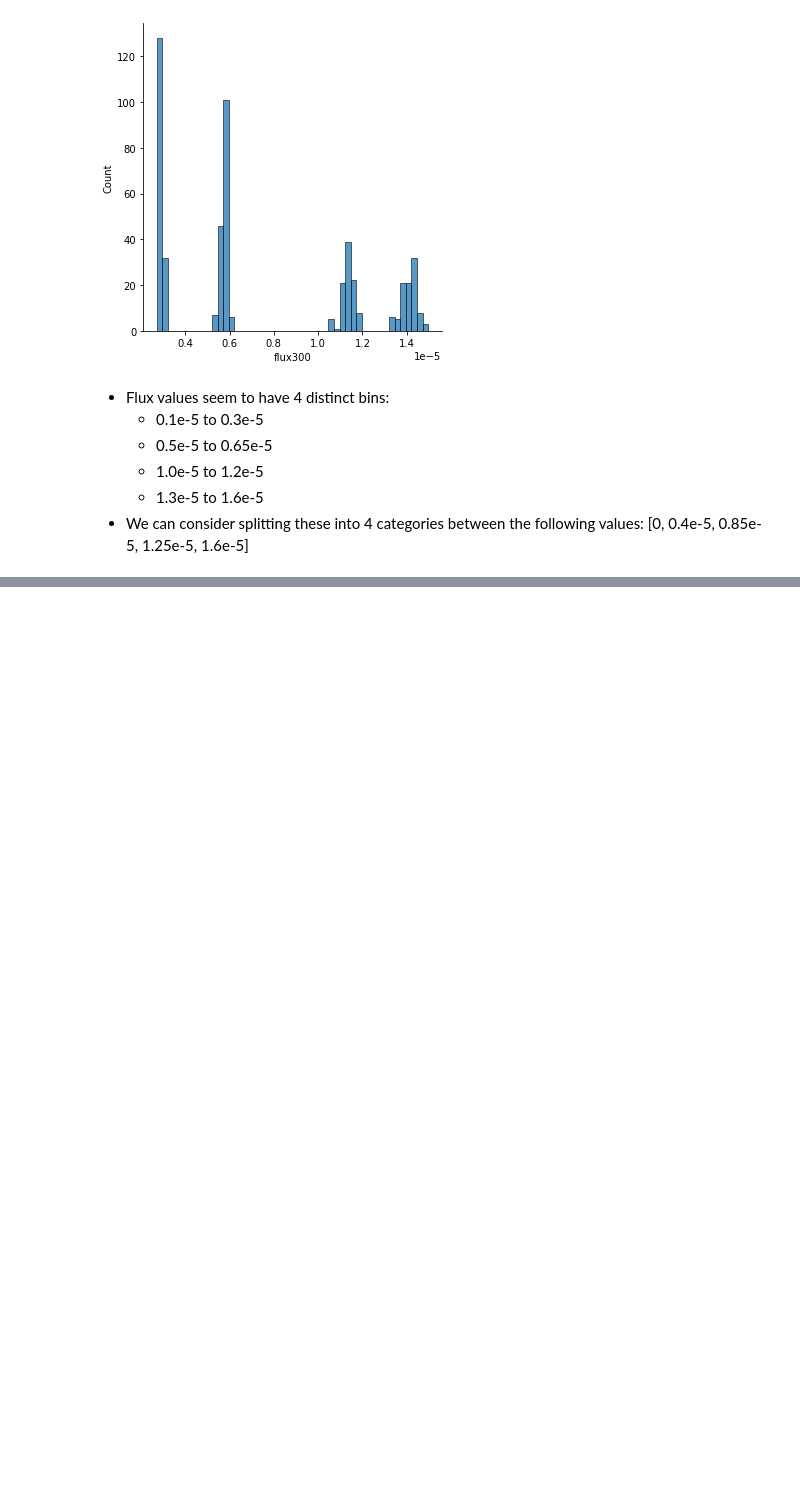
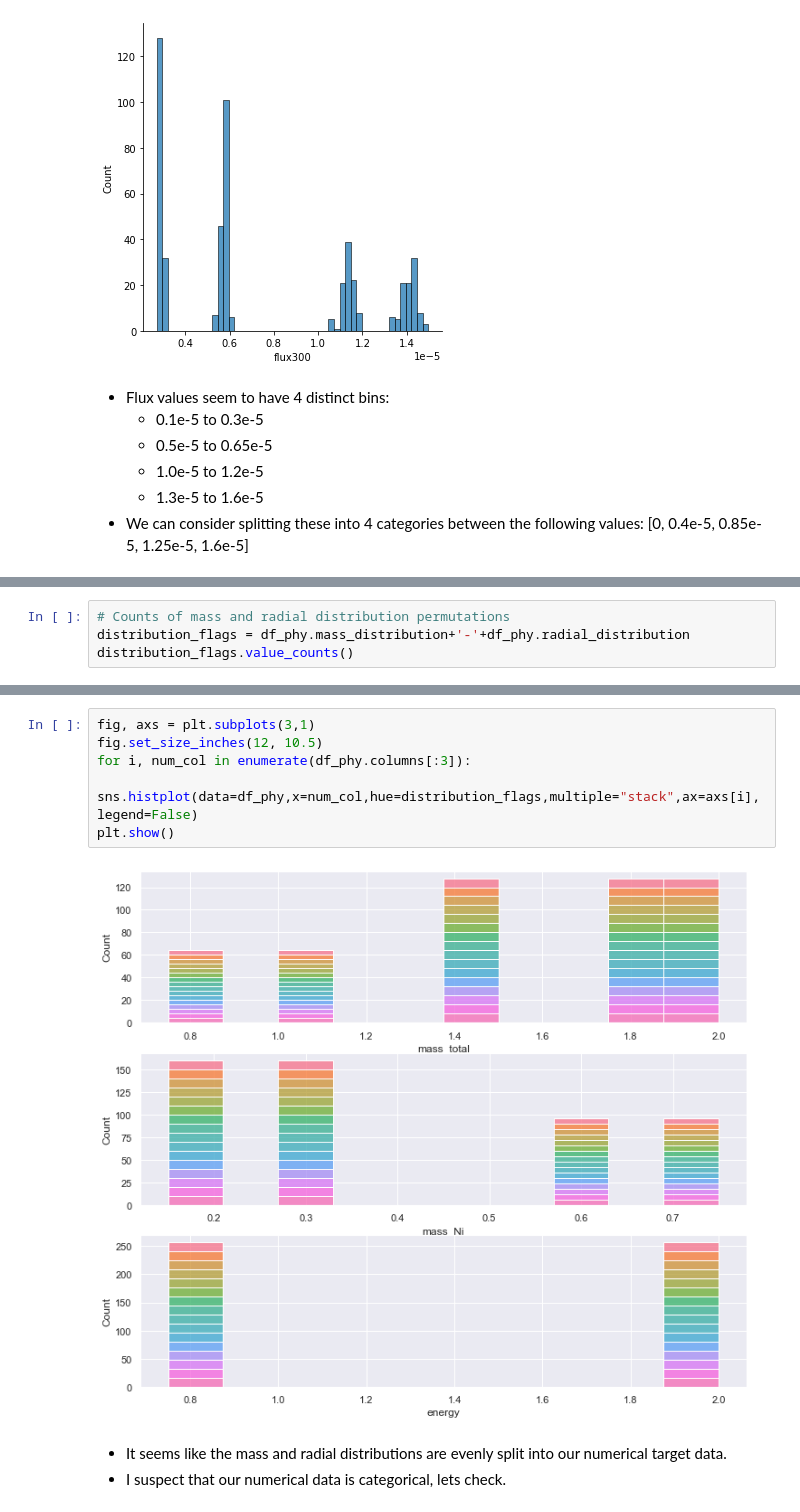
Before and after one commit to themattonthefloor/LOX, a Jupyter notebook: notebooks/student_evaluation.ipynb, the cells around one changed output, grey strips where cells are left out. Drawn from its saved outputs; the diff is of its cells as text; blank space fills up the shorter version.

```diff
--- a/notebooks/student_evaluation.ipynb
+++ b/notebooks/student_evaluation.ipynb
@@ -167,0 +198,4 @@ plt.show()
+# %%
+# Counts of mass and radial distribution permutations
+distribution_flags = df_phy.mass_distribution+'-'+df_phy.radial_distribution
+distribution_flags.value_counts()
@@ -167,0 +232,11 @@ plt.show()
+# %%
+fig, axs = plt.subplots(3,1)
+fig.set_size_inches(12, 10.5)
+for i, num_col in enumerate(df_phy.columns[:3]):
+    sns.histplot(data=df_phy,x=num_col,hue=distribution_flags,multiple="stack",ax=axs[i],legend=False)
+plt.show()
+# %% [output]
+[figure, added]
+# %% [markdown]
+- It seems like the mass and radial distributions are evenly split into our numerical target data.
+- I suspect that our numerical data is categorical, lets check.
```
Also changed, not shown: parts of 15 cells of this notebook.
